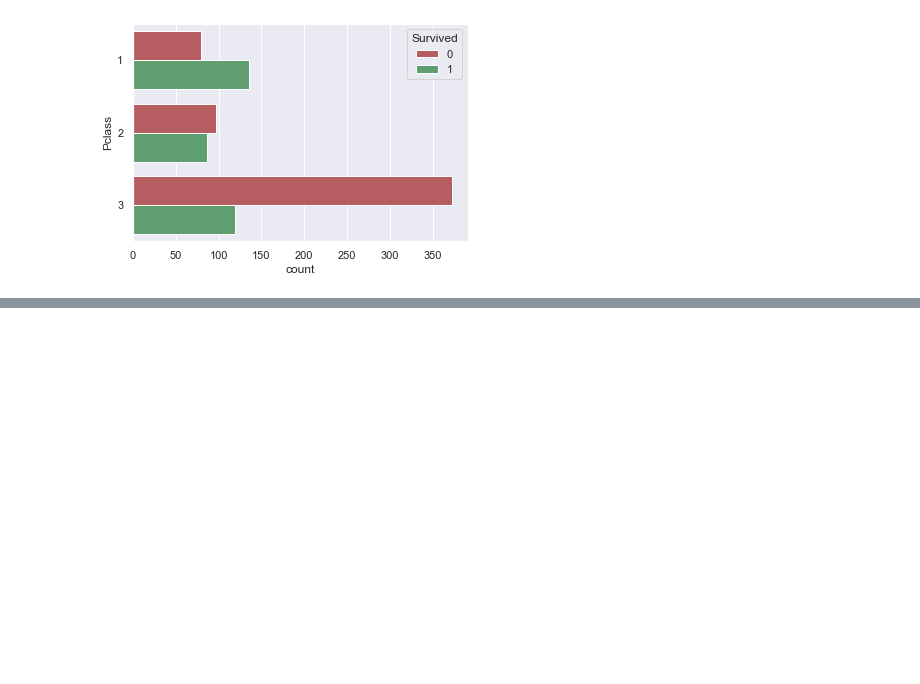
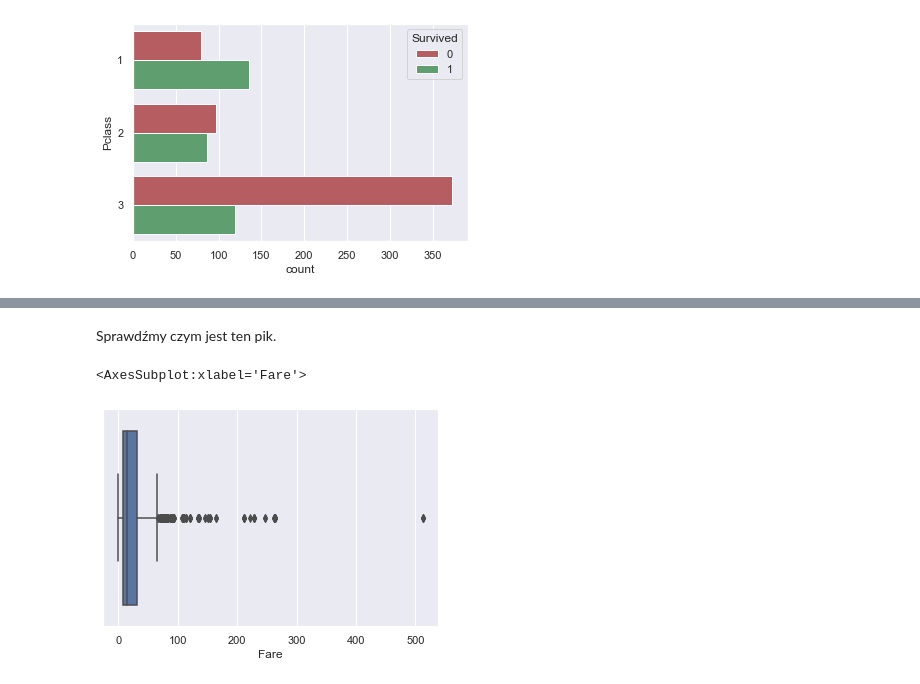
Before and after one commit to JacekJanur/Titanic, a Jupyter notebook: Kaggle_Titanic.ipynb, the cells around one changed output, grey strips where cells are left out. Cells and saved outputs as stored; diff of their text form; code cells hidden in the pictures; blank space fills up the shorter version.

```diff
--- a/Kaggle_Titanic.ipynb
+++ b/Kaggle_Titanic.ipynb
@@ -157,0 +170,7 @@ Jak widzimy powyżej, największy odsetek osób, które przeżyły znajdują si
+# %% [markdown]
+Sprawdźmy czym jest ten pik.
+# %%
+sns.boxplot(x=train["Fare"])
+# %% [output]
+<AxesSubplot:xlabel='Fare'>
+[figure, added]
```
Also changed, not shown: parts of 8 cells of this notebook.
